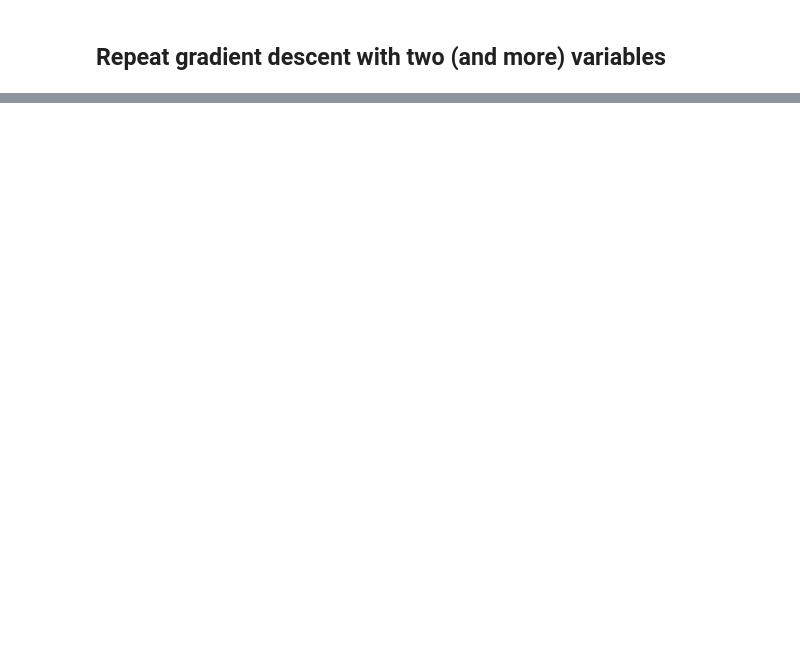
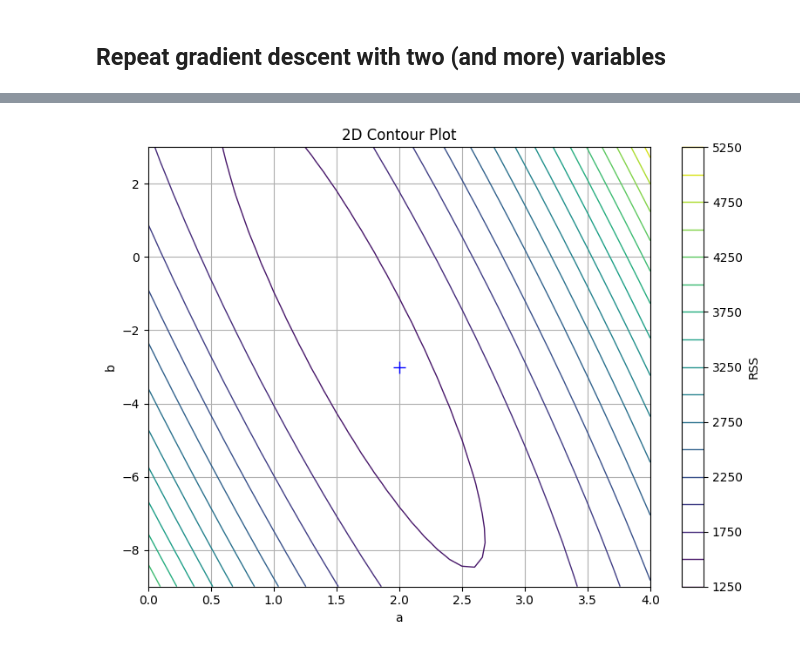
Before and after one commit to rexmolo/DeepLearning, a Jupyter notebook: A4.ipynb, the cells around one changed output, grey strips where cells are left out. Saved outputs shown, nothing was run; the diff lists cells and outputs as text; code cells hidden in the pictures; blank space fills up the shorter version.

```diff
--- a/A4.ipynb
+++ b/A4.ipynb
@@ -46,0 +69,15 @@ X: [ 16.24345364  -6.11756414  -5.28171752 -10.72968622   8.65407629
+# %%
+f = lambda a, b: a4ut.rss2(a, b, X, Y)
+
+# Use a small epsilon like 1e-9 for arange stop value inclusivity
+a_vals = np.arange(a0-2, a0+2+1e-8, 0.1)
+b_vals = np.arange(b0-6, b0+6+1e-8, 0.4)
+A, B = np.meshgrid(a_vals, b_vals)
+
+# Call the new 2D contour function, show colorbar, and mark the point (a0, b0)
+fig, ax = a4ut.plot2d_contour(f, A, B, show_colorbar=True, mark_point=(a0, b0))
+
+# Display the plot
+plt.show()
+# %% [output]
+[figure, added]
```
Also changed, not shown: parts of 11 cells of this notebook, 2 other files.
